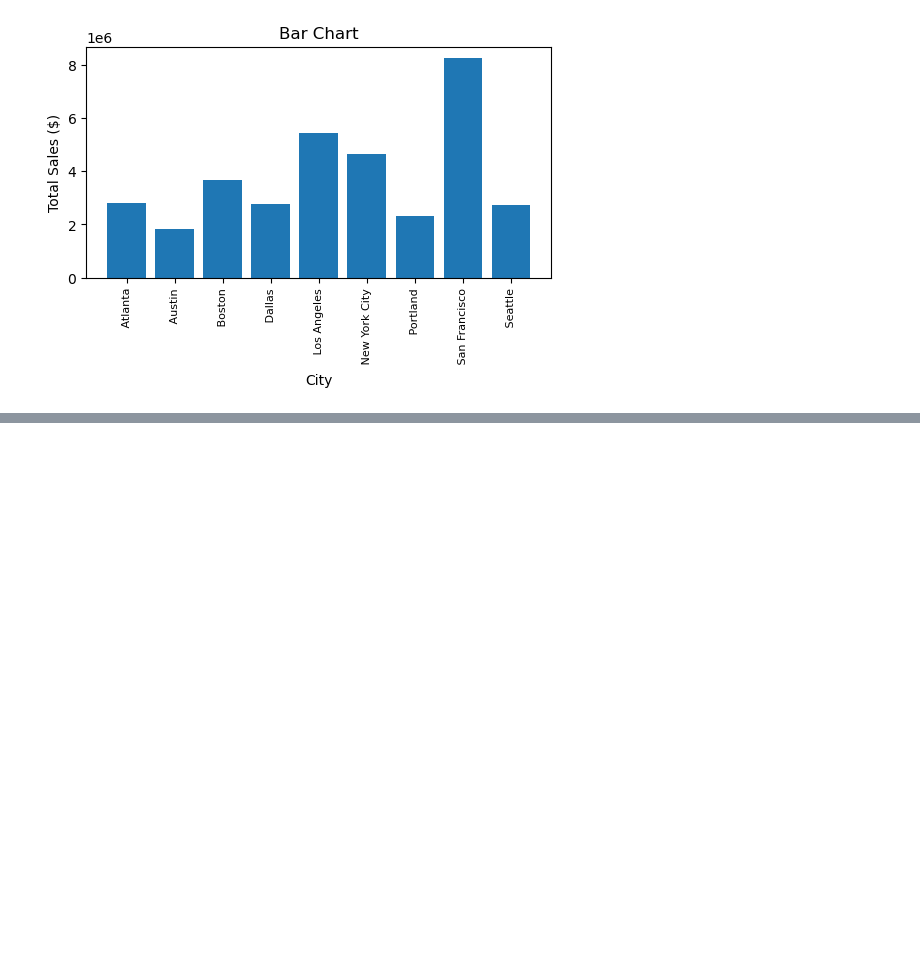
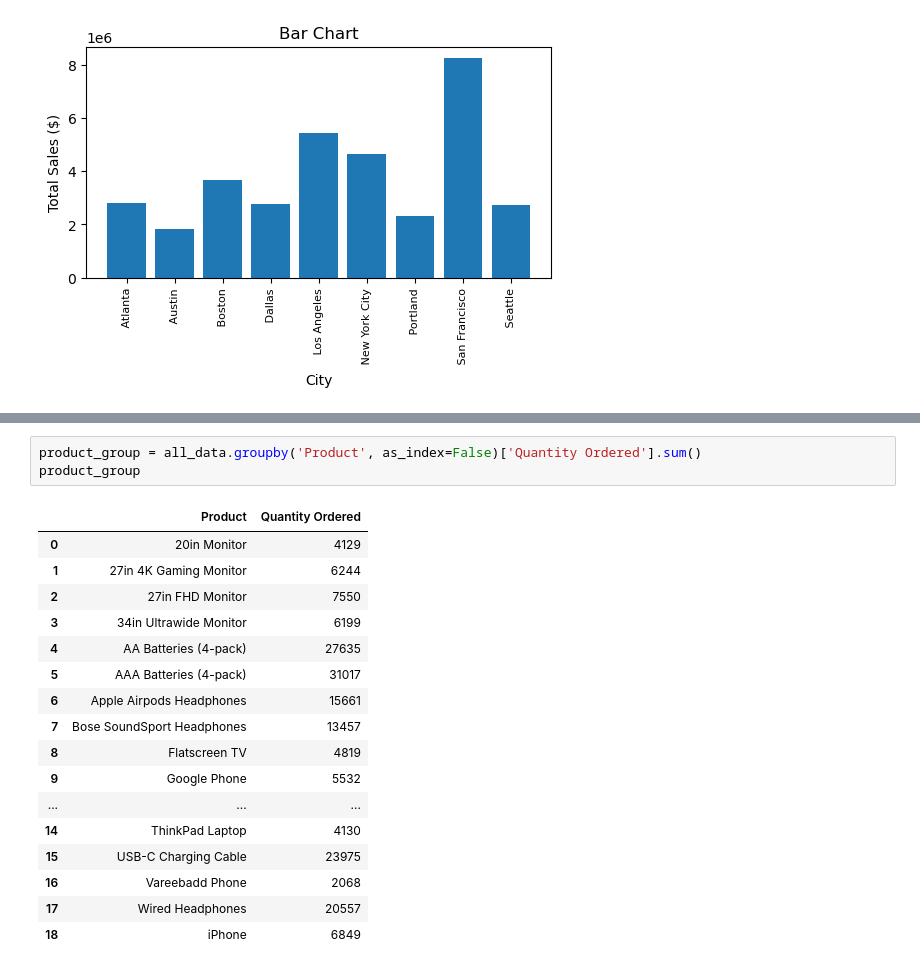
Before and after one commit to Akinjohnson06/Python-projects, a Jupyter notebook: Sales Analysis/Sales Analysis.ipynb, the cells around one changed output, grey strips where cells are left out. Drawn from its saved outputs; the diff is of its cells as text; blank space fills up the shorter version.

```diff
--- a/Sales Analysis/Sales Analysis.ipynb
+++ b/Sales Analysis/Sales Analysis.ipynb
@@ -231,0 +312,21 @@ plt.ylabel('Total Sales ($)');
+# %%
+product_group = all_data.groupby('Product', as_index=False)['Quantity Ordered'].sum()
+product_group
+# %% [output]
+|  | Product | Quantity Ordered |
+| 0 | 20in Monitor | 4129 |
+| 1 | 27in 4K Gaming Monitor | 6244 |
+| 2 | 27in FHD Monitor | 7550 |
+| 3 | 34in Ultrawide Monitor | 6199 |
+| 4 | AA Batteries (4-pack) | 27635 |
+| 5 | AAA Batteries (4-pack) | 31017 |
+| 6 | Apple Airpods Headphones | 15661 |
+| 7 | Bose SoundSport Headphones | 13457 |
+| 8 | Flatscreen TV | 4819 |
+| 9 | Google Phone | 5532 |
+| ... | ... | ... |
+| 14 | ThinkPad Laptop | 4130 |
+| 15 | USB-C Charging Cable | 23975 |
+| 16 | Vareebadd Phone | 2068 |
+| 17 | Wired Headphones | 20557 |
+| 18 | iPhone | 6849 |
```
Also changed, not shown: parts of 8 cells of this notebook, 1 other file.
